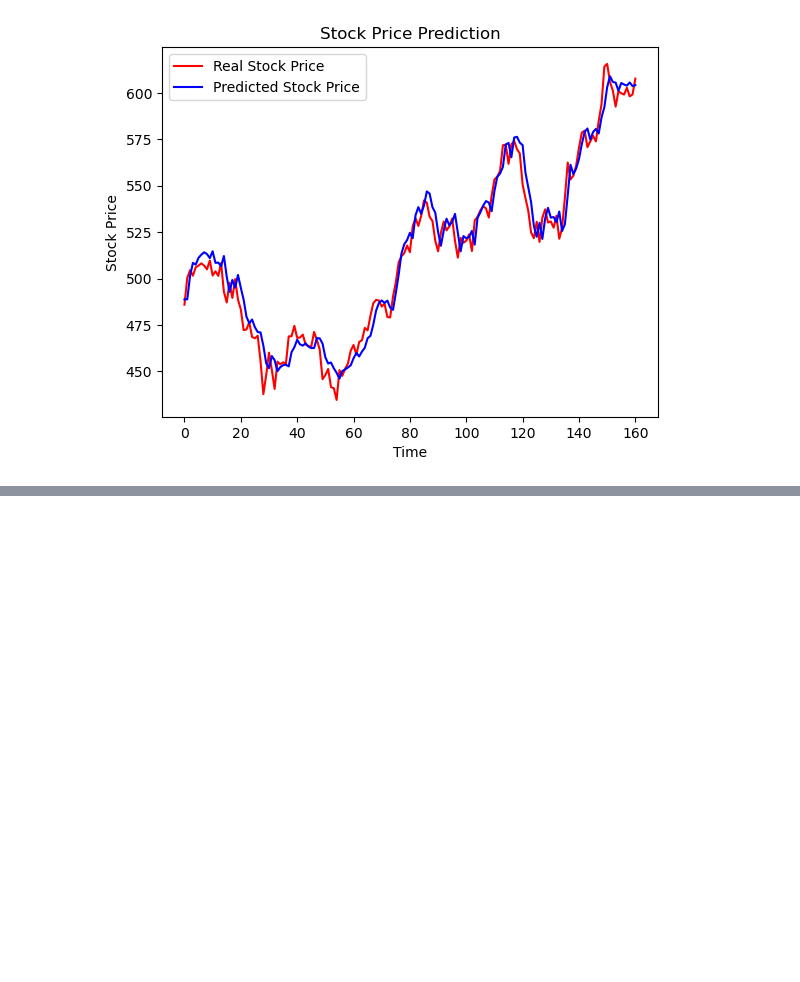
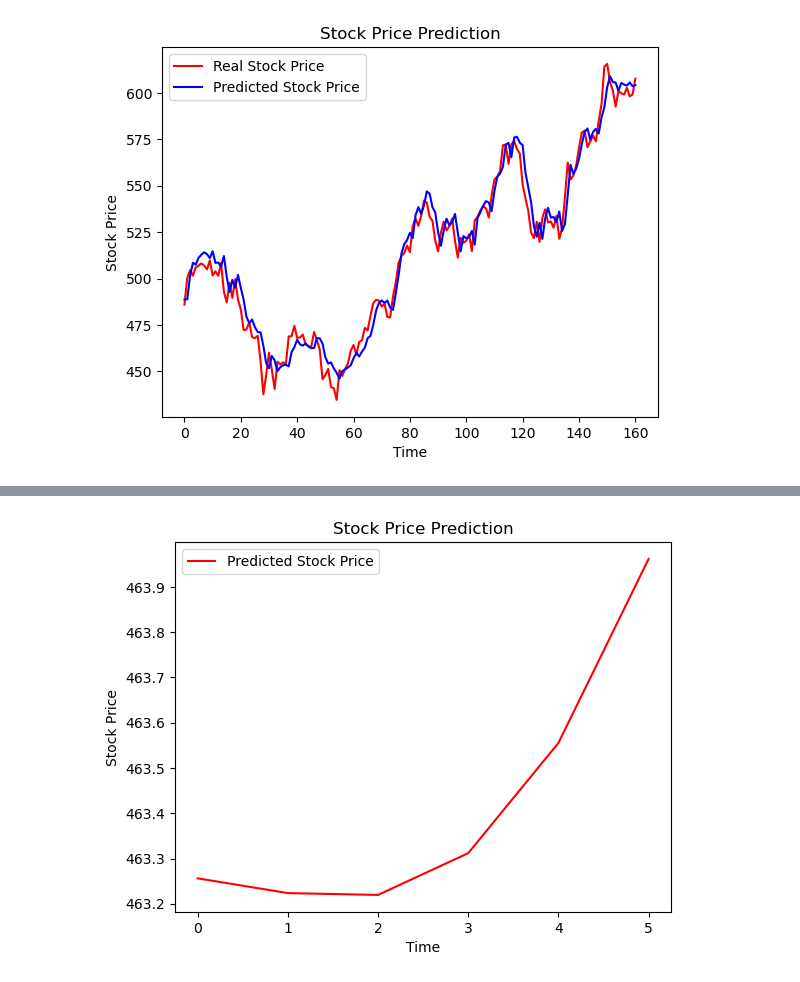
Before and after one commit to tanjeetsarkar/lstm_stock_prediction, a Jupyter notebook: stock_market/check_test.ipynb, the cells around one changed output, grey strips where cells are left out. Cells and saved outputs as stored; diff of their text form; code cells hidden in the pictures; blank space fills up the shorter version.

```diff
--- a/stock_market/check_test.ipynb
+++ b/stock_market/check_test.ipynb
@@ -148,0 +170,5 @@ pmt.real_v_predicted_graph(p_price)
+# %%
+from stock_prediction import StockPrediction
+sp = StockPrediction(model, df_test)
+sp.long_prediction_graph(6)
+# %% [output]
@@ -148,0 +181 @@ pmt.real_v_predicted_graph(p_price)
+[figure, added]
```
Also changed, not shown: parts of 13 cells of this notebook, 55 other files.
